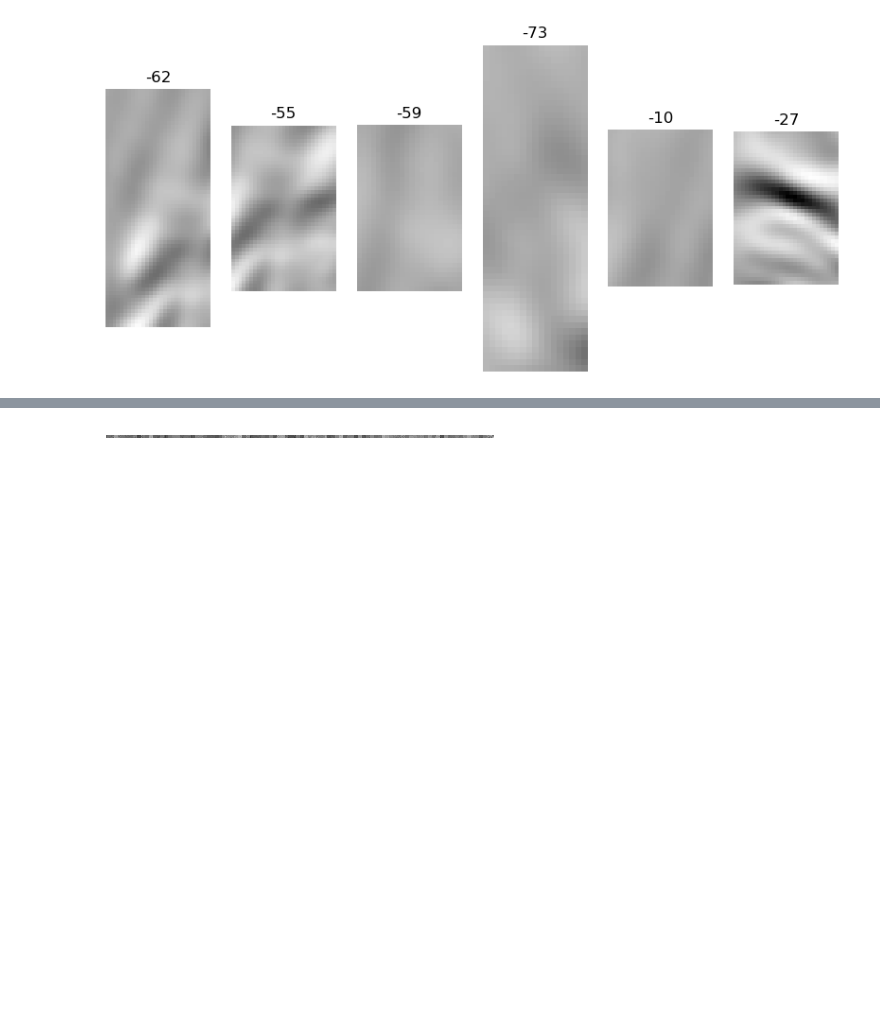
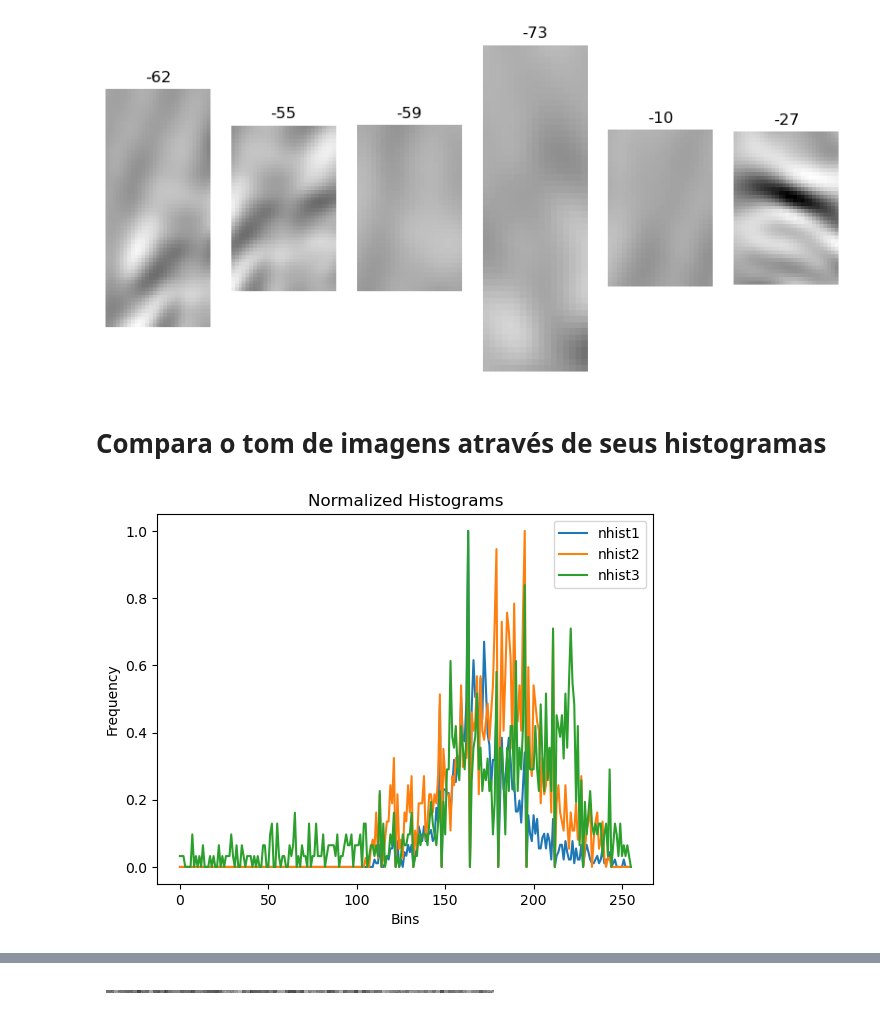
Before and after one commit to lucterres/textureSSD, a Jupyter notebook: angles.ipynb, the cells around one changed output, grey strips where cells are left out. Cells and saved outputs as stored; diff of their text form; code cells hidden in the pictures; blank space fills up the shorter version.

Commit message:
compara tons

```diff
--- a/angles.ipynb
+++ b/angles.ipynb
@@ -33,3 +33,18 @@ pm.dispPatchesClass(patches)
 # %% [output]
 [figure]
 [figure]
+# %% [markdown]
+# Compara o tom de imagens através de seus histogramas
+# %%
+import matplotlib.pyplot as plt
+
+plt.plot(hist[0], label='nhist1')
+plt.plot(hist[1], label='nhist2')
+plt.plot(hist[2], label='nhist3')
+plt.title("Normalized Histograms")
+plt.xlabel("Bins")
+plt.ylabel("Frequency")
+plt.legend()
+plt.show()
+# %% [output]
+[figure, added]
```
Also changed, not shown: parts of 8 cells of this notebook, 2 other files.
